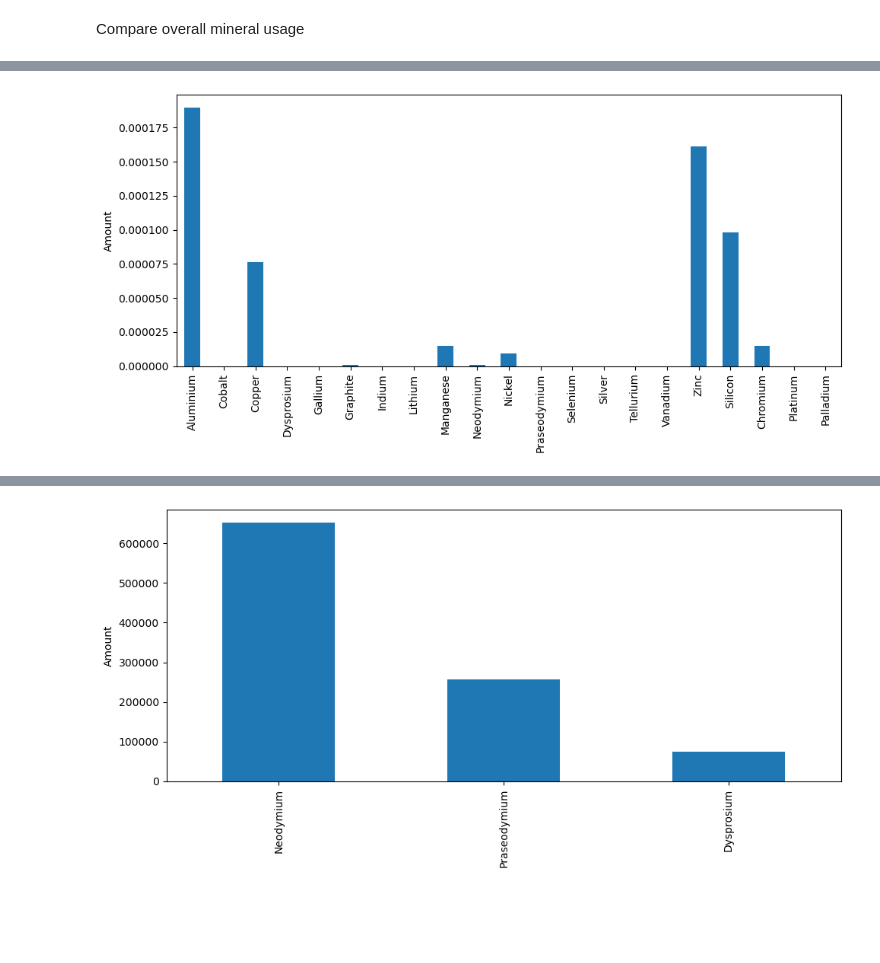
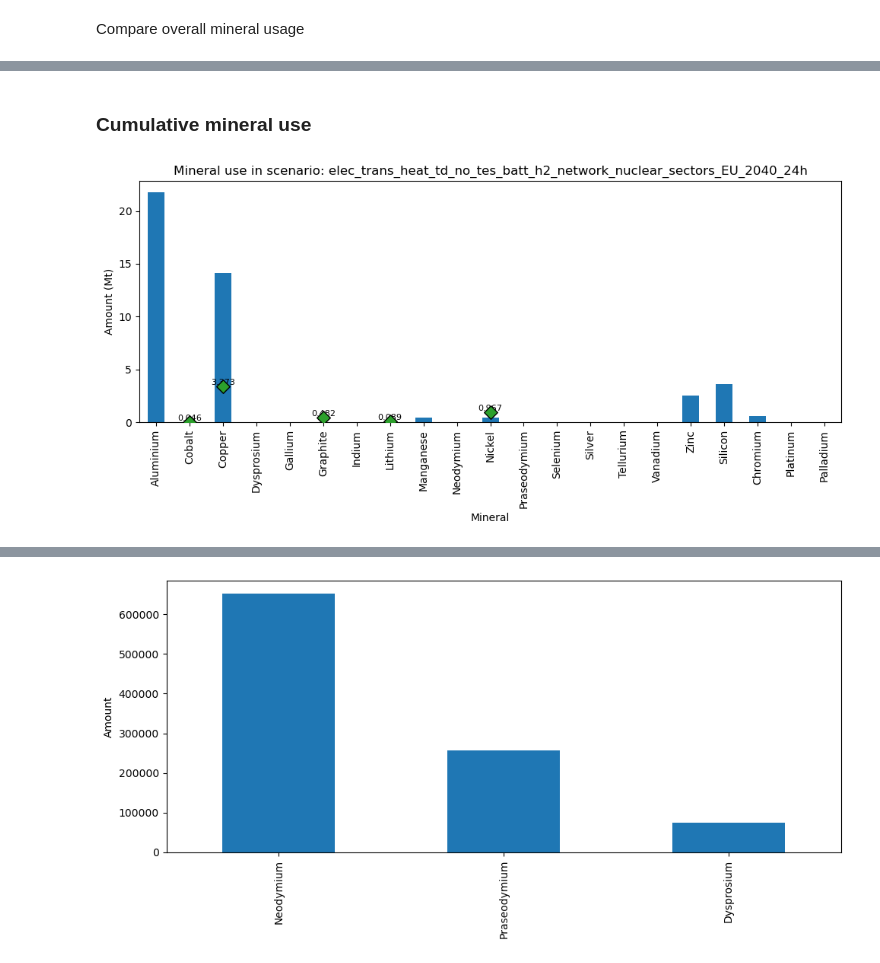
Before and after one commit to ayshaC/pypsa-eur, a Jupyter notebook: analysis/mineral_analysis.ipynb, the cells around one changed output, grey strips where cells are left out. Cells and saved outputs as stored; diff of their text form; code cells hidden in the pictures; blank space fills up the shorter version.

```diff
--- a/analysis/mineral_analysis.ipynb
+++ b/analysis/mineral_analysis.ipynb
@@ -1288,18 +1571,54 @@ compare_networks(["es_2040", sample, "de_2040", "de_2050"], n, rare_earths, tech
+# %%
+mineral_alloc.rename(columns={'Total copper supply 2040 (kt) ': 'Copper',
+       'Total cobalt supply 2040 (kt) ': 'Cobalt', 'Total lithium supply 2040 (kt) ': 'Lithium',
+       'Total nickel supply 2040 (kt) ': 'Nickel', 'Total graphite supply 2040 (kt) ': 'Graphite',
+       'Total REEs supply 2040 (kt) ': 'REE'}, inplace=True)
+# %%
+mineral_alloc.dropna(inplace=True)
+# %%
+mineral_alloc_tidy = mineral_alloc.melt(
+    id_vars="Method",
+    value_vars=['Copper', 'Cobalt', 'Lithium', 'Nickel', 'Graphite', 'REE'],
+    var_name="metal",
+    value_name="supply"
+
+)
+# %%
+mineral_alloc_tidy['Supply (Mt)'] = mineral_alloc_tidy['supply']/1000
+# %% [markdown]
+### Cumulative mineral use
 # %%
-# # get expanded capacities
-# expanded_capacities = pd.DataFrame(n[sample].statistics.expanded_capacity().reset_index()).rename(columns={0: 'capacity'})
+network_key = "elec_trans_heat_td_no_tes_batt_h2_network_nuclear_sectors_EU_2040_24h"
+df_merged, totals_Mt = compute_mineral_usage(network_key, n, minerals, mineral_intensities, tech_scenarios)
 
-# # map pypsa technologies to lci technologies
-# expanded_capacities["lci_technology"] = expanded_capacities["carrier"].map(techs_map["technology_map"])
-# expanded_capacities = pd.merge(expanded_capacities, mineral_intensities, left_on='lci_technology', right_on='Activity', how='inner')
 
-# expanded_capacities[minerals] = expanded_capacities[minerals].mul(expanded_capacities.capacity, axis=0)
+# s = expanded_capacities[minerals].sum()   # example Series, index = mineral names
+ax = totals_Mt.plot.bar(figsize=(10,5), color="C0")
+ax.set_ylabel("Amount (Mt)")        # change units/label as needed
+ax.set_xlabel("Mineral")              # remove x-label if redundant
+ax.set_title(f"Mineral use in scenario: {network_key}")
 
-s = expanded_capacities[minerals].sum()/(1000*1000*1000)   # example Series, index = mineral names
-ax = s.plot.bar(figsize=(10,5), color="C0")
-ax.set_ylabel("Amount")        # change units/label as needed
-ax.set_xlabel("")              # remove x-label if redundant
+supply = mineral_alloc_tidy[mineral_alloc_tidy['Method'] == 'GDP share'].set_index('metal')['Supply (Mt)']
+
+# read current tick positions & labels from the existing axis `ax`
+positions = ax.get_xticks()
+labels = [t.get_text() for t in ax.get_xticklabels()]
+
+xs = []
+ys = []
+for x_pos, lab in zip(positions, labels):
+    if lab in supply.index:
+        xs.append(x_pos)
+        ys.append(supply.loc[lab])
+
+# plot points on top of the bars
+ax.scatter(xs, ys, color='C2', marker='D', s=80, edgecolor='k', zorder=10, label='Supply (Mt)')
+
+# optional: annotate numeric values
+for x, y in zip(xs, ys):
+    ax.text(x, y, f"{y:.3f}", ha='center', va='bottom', fontsize=8)
+
 plt.tight_layout()
 plt.show()
 # %% [output]
-[figure, old version]
+[figure, new version]
```
Also changed, not shown: parts of 57 cells of this notebook.
